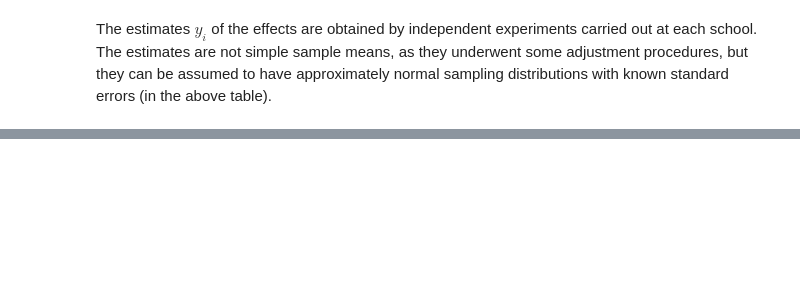
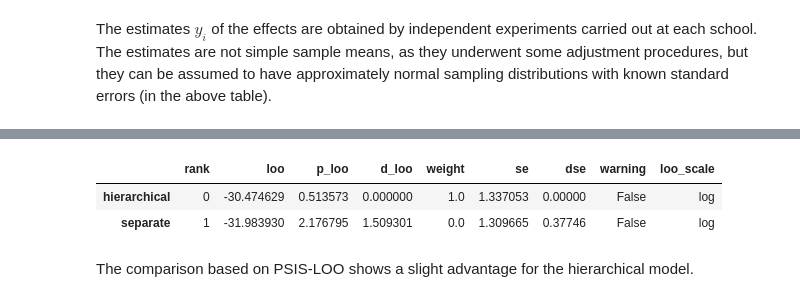
Before and after one commit to mpdylan/INFO510-public, a Jupyter notebook: notebooks/normal_models/eight_schools.ipynb, the cells around one changed output, grey strips where cells are left out. Saved outputs shown, nothing was run; the diff lists cells and outputs as text; code cells hidden in the pictures; blank space fills up the shorter version.

```diff
--- a/notebooks/normal_models/eight_schools.ipynb
+++ b/notebooks/normal_models/eight_schools.ipynb
@@ -113,14 +103,14 @@ pm.summary(trace, var_names = ['mu', 'tau'])
 # %%
-with pm.Model() as noncentered_model:
+with pm.Model() as noncentered_trace:
     # Hyperparameters
-    mu = pm.Normal('mu', mu = 0, sigma = 5)
-    tau = pm.HalfCauchy('tau', 5)
-    eta = pm.Normal('eta', mu = 0, sigma = 1, shape = K)
+    μ = pm.Normal('μ', 0, 5)
+    τ = pm.HalfCauchy('τ', 5)
+    η = pm.Normal('η', 0, 1, shape = 8)
 
     # Parameter vector
-    theta = pm.Deterministic('theta', mu + tau * eta)
+    θ = pm.Deterministic('θ', μ + τ * η)
 
     # Data likelihood
-    y_obs = pm.Normal('y_obs', mu = theta, sigma = sigma, observed = y)
+    y_ = pm.Normal('y', mu = θ, sigma = schools['SE'], observed = schools['Effect'])
 
-    trace = pm.sample(4000, target_accept = 0.95, chains = 4, cores = 4, tune = 1000)
+    noncentered_trace = pm.sample(3000, chains=4, target_accept = 0.95, return_inferencedata=True)
@@ -150,0 +128,8 @@ pm.forestplot(trace, var_names = ['theta'])
+# %%
+with pm.Model() as separate_model:
+    # Prior for means
+    θ = pm.Normal('θ', 0, 10, shape = 8)
+
+    y_obs = pm.Normal('y_obs', mu = θ, sigma = schools['SE'], observed = schools['Effect'])
+
+    sep_trace = pm.sample(3000, chains=4, target_accept = 0.95, return_inferencedata=True)
@@ -150,0 +175,8 @@ pm.forestplot(trace, var_names = ['theta'])
+# %%
+az.compare({'separate':sep_trace, 'hierarchical':hier_trace})
+# %% [output]
+|  | rank | loo | p_loo | d_loo | weight | se | dse | warning | loo_scale |
+| hierarchical | 0 | -30.474629 | 0.513573 | 0.000000 | 1.0 | 1.337053 | 0.00000 | False | log |
+| separate | 1 | -31.983930 | 2.176795 | 1.509301 | 0.0 | 1.309665 | 0.37746 | False | log |
+# %% [markdown]
+The comparison based on PSIS-LOO shows a slight advantage for the hierarchical model.
```
Also changed, not shown: parts of 25 cells of this notebook, 3 other files.
